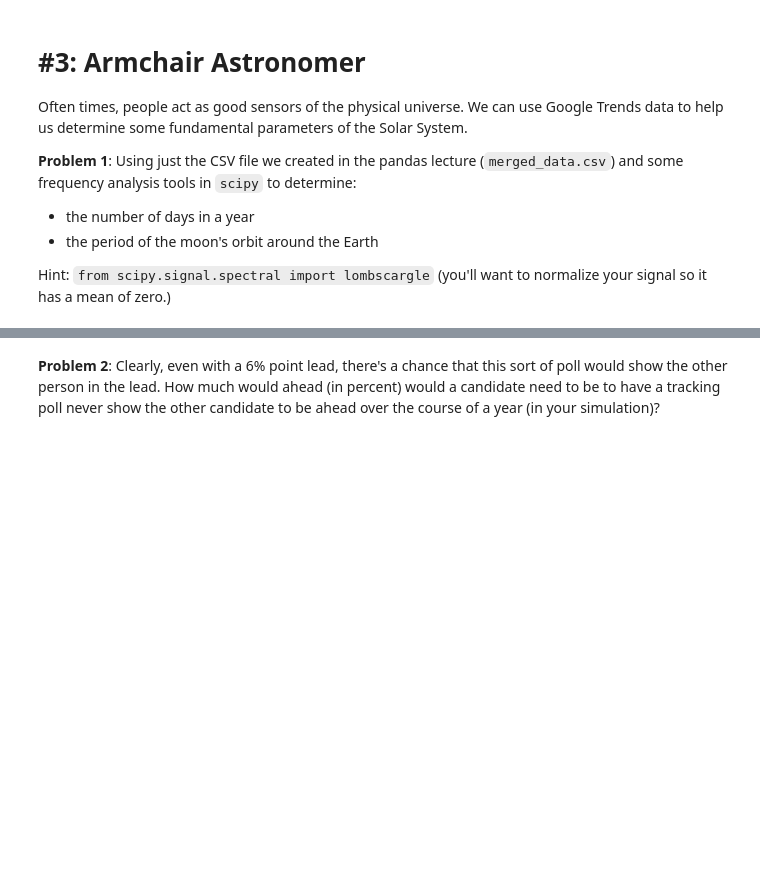
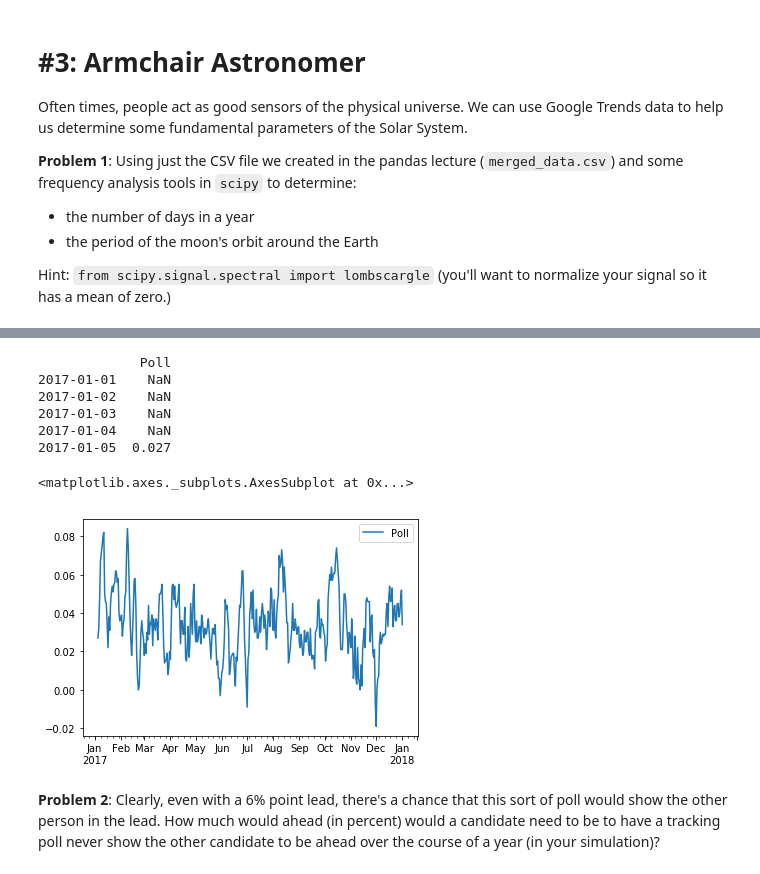
Before and after one commit to giangdip2410/watkins-ay250-s2018-hw, a Jupyter notebook: hw_1/hw_1_assignment.ipynb, the cells around one changed output, grey strips where cells are left out. Cells and saved outputs as stored; diff of their text form; code cells hidden in the pictures; blank space fills up the shorter version.

```diff
--- a/hw_1/hw_1_assignment.ipynb
+++ b/hw_1/hw_1_assignment.ipynb
@@ -344,2 +433,30 @@ https://twitter.com/NateSilver538/status/769565612955824128
+# %%
+timeIndex = pd.date_range(start="01/01/2017",end="01/01/2018",freq="D")
+sample = np.zeros(len(timeIndex))
+
+nAvg = 5
+nPolled = 200
+lead = 6
+
+for iSample in range(0,len(sample)):
+    randDist = np.random.rand(nPolled)
+    people=np.zeros(nPolled)
+    people[randDist>(0.5-lead/200)] = 1
+    sample[iSample]=np.mean(people)-0.5
+
+poll = pd.DataFrame(data={"Poll":sample},index=timeIndex)
+
+poll=poll.rolling(5).mean()
+print(poll.head())
+poll.plot(y="Poll")
+# %% [output]
+             Poll
+2017-01-01    NaN
+2017-01-02    NaN
+2017-01-03    NaN
+2017-01-04    NaN
+2017-01-05  0.027
+<matplotlib.axes._subplots.AxesSubplot at 0x...>
+[figure, added]
 # %% [markdown]
 **Problem 2**: Clearly, even with a 6% point lead, there's a chance that this sort of poll would show the other person in the lead. How much would ahead (in percent) would a candidate need to be to have a tracking poll never show the other candidate to be ahead over the course of a year (in your simulation)?
```
Also changed, not shown: parts of 23 cells of this notebook.
